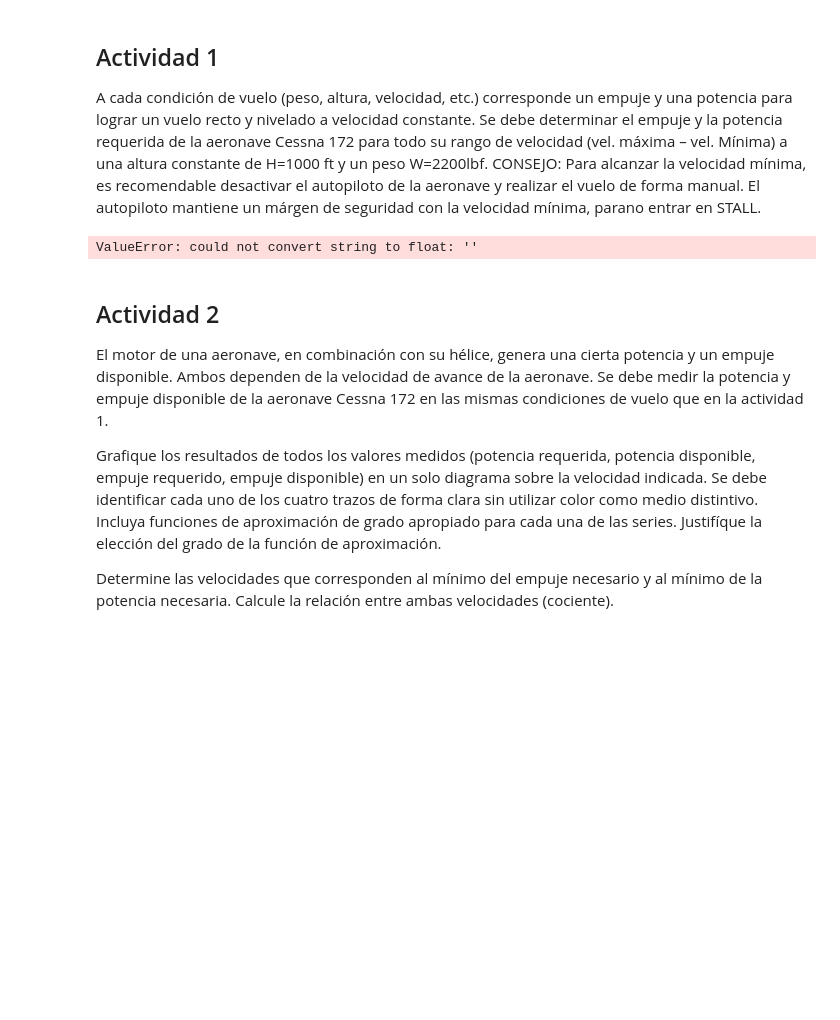
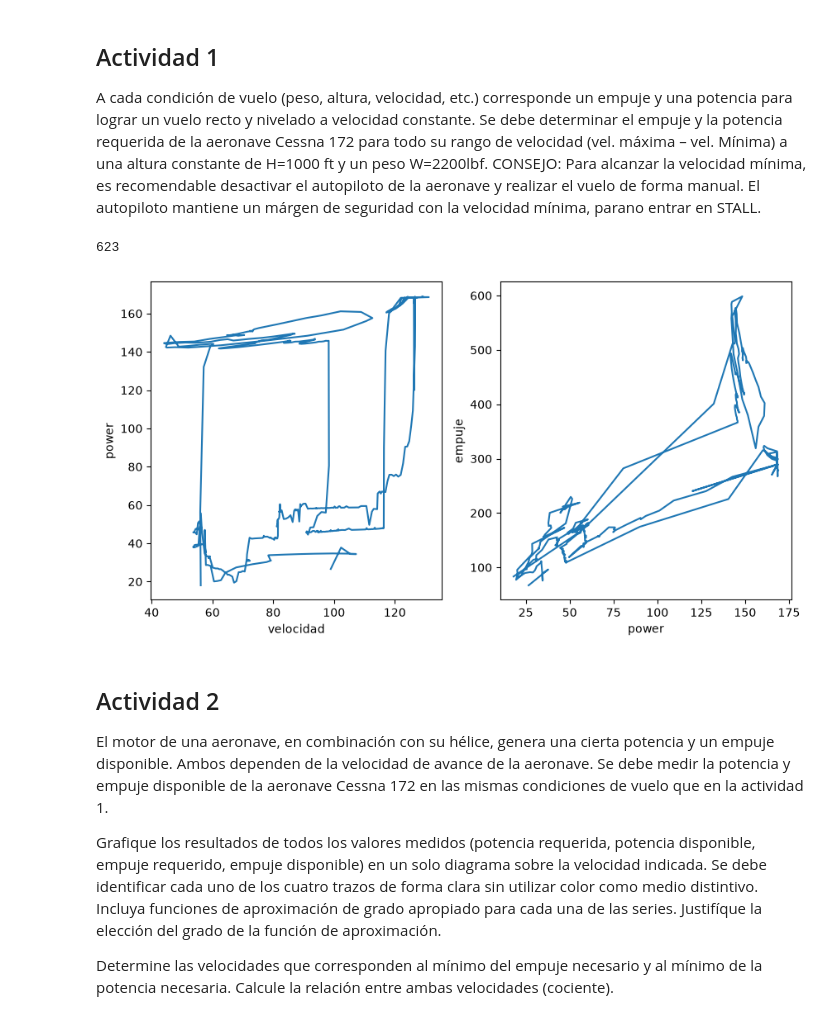
Before and after one commit to otarola-joaquin/Trabajos-varios-8vo-semestre, a Jupyter notebook: Mecánica del Vuelo/Tarea_3/lab3_graficos.ipynb, the cells around one changed output. Cells and saved outputs as stored; diff of their text form; code cells hidden in the pictures; blank space fills up the shorter version.

```diff
--- a/Mecánica del Vuelo/Tarea_3/lab3_graficos.ipynb
+++ b/Mecánica del Vuelo/Tarea_3/lab3_graficos.ipynb
@@ -14,22 +14,44 @@ d) Graficar múltiples datos de medición en un solo diagrama.
 ## Actividad 1
 
  A cada condición de vuelo (peso, altura, velocidad, etc.) corresponde un empuje y una potencia para lograr un vuelo recto y nivelado a velocidad constante. Se debe determinar el empuje y la potencia requerida de la aeronave Cessna 172 para todo su rango de velocidad (vel. máxima – vel. Mínima) a una altura constante de H=1000 ft y un peso W=2200lbf. CONSEJO: Para alcanzar la velocidad mínima, es recomendable desactivar el autopiloto de la aeronave y realizar el vuelo de forma manual. El autopiloto mantiene un márgen de seguridad con la velocidad mínima, parano entrar en STALL.
-# %%
-import numpy as np
-import math
-with open('primer_vuelo.csv', 'r') as archivo:
-    lineas = [line.rstrip(';') for line in archivo]
-
-v_indicated = [] # [knot]
-v_true_1 = []      # [knot]
-altitude_1 = []    # [ft]
-
-for i in lineas[1:-1]:
-    np.array(v_indicated.append(float(i.split(';')[0])))
-    np.array(v_true_1.append(float(i.split(';')[2])))
-    # np.array(altitude_1.append(float(i.split(';')[21])))
-# %% [output]
-ValueError: could not convert string to float: ''
+# %%
+import numpy as np
+import matplotlib.pyplot as plt
+
+datos = []
+with open('primer_vuelo.csv', 'r') as archivo:   # revisa que el nombre coincida con tu archivo
+    next(archivo)                                 # saltar encabezado
+    for linea in archivo:
+        campos = linea.strip().split(';')
+        try:
+            fila = [float(c) for c in campos[:31]]   # 31 columnas de datos
+        except ValueError:
+            continue                                  # salta líneas vacías o cortadas
+        datos.append(fila)
+
+datos = np.array(datos)
+
+v_indicated = datos[:, 0]    # [kt]  _kias
+v_true      = datos[:, 2]    # [kt]  _ktas
+altitude    = datos[:, 21]   # [ft]  MSL
+power_av    = datos[:, 27]   # [hp]  potencia
+thrust_av   = datos[:, 28]   # [lb]  empuje
+
+print(len(datos))
+# %% [output]
+623
+# %%
+plt.rcParams['figure.figsize'] = (10,5)
+fig, (ax1, ax2) = plt.subplots(1,2)
+ax1.plot(v_true,power_av)
+ax1.set_ylabel('power')
+ax1.set_xlabel('velocidad')
+ax2.plot(power_av,thrust_av)
+ax2.set_xlabel('power')
+ax2.set_ylabel('empuje')
+plt.show()
+# %% [output]
+[figure, added]
 # %% [markdown]
 ## Actividad 2
 El motor de una aeronave, en combinación con su hélice, genera una cierta potencia y un empuje disponible. Ambos dependen de la velocidad de avance de la aeronave. Se debe medir la potencia y empuje disponible de la aeronave Cessna 172 en las mismas condiciones de vuelo que en la actividad 1.
```
